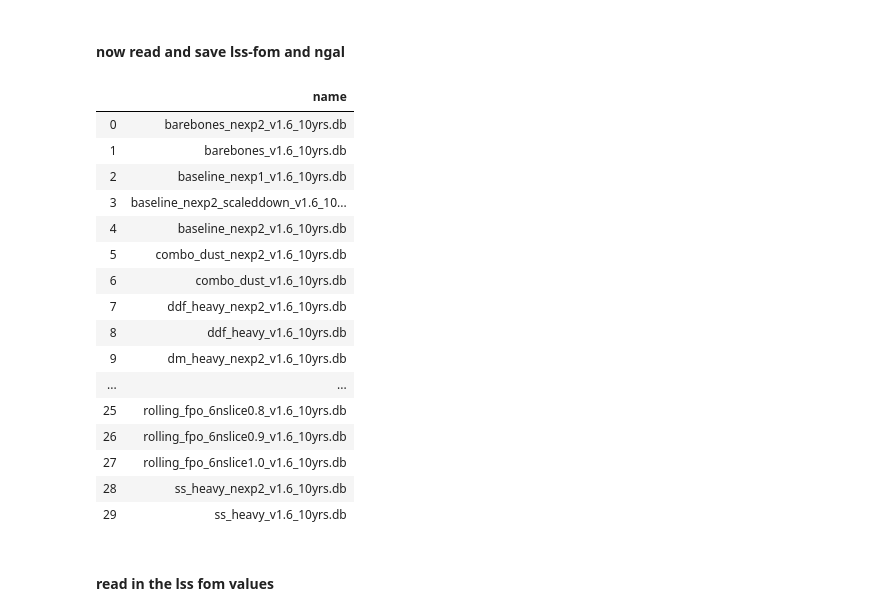
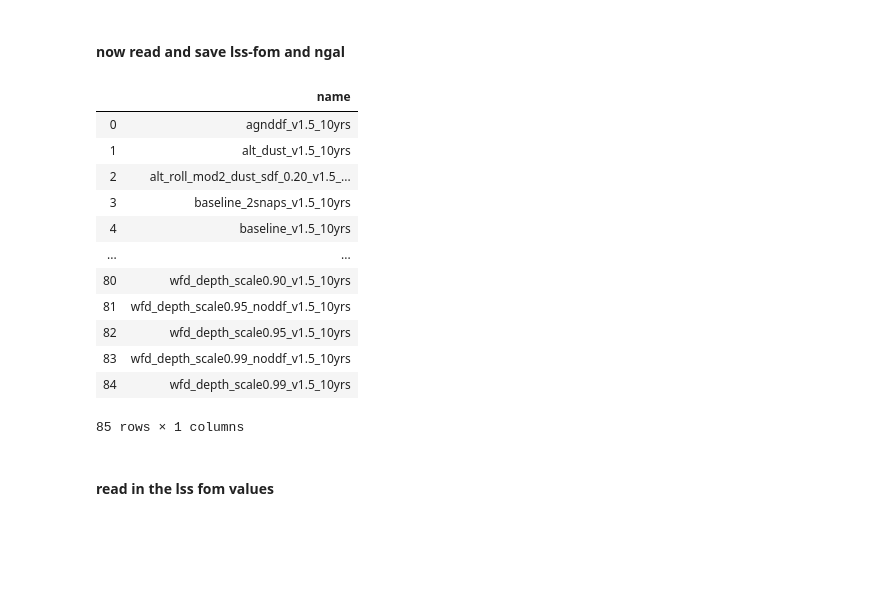
Before and after one commit to LSSTDESC/ObsStrat, a Jupyter notebook: postwp/paper_data.ipynb, the cells around one changed output. Saved outputs shown, nothing was run; the diff lists cells and outputs as text; code cells hidden in the pictures; blank space fills up the shorter version.

```diff
--- a/postwp/paper_data.ipynb
+++ b/postwp/paper_data.ipynb
@@ -91,7 +91,7 @@ df = pd.DataFrame(['mw_heavy_v1.6_10yrs.db',
  'barebones_nexp2_v1.6_10yrs.db'], columns=['name'])
 df.to_csv('%s/order_v1.6.csv' % outdir, index=False)
 # %%
-given_list = pd.read_csv('%s/given_order_v1.6.csv' % outdir, )
-given_list
+df_in_order = pd.read_csv('%s/given_order_v1.5.csv' % outdir, )
+df_in_order
 # %% [output]
 |  | name |
@@ -126,7 +122,7 @@ yr_key
 # %%
 # find the indices to get the order
 ind = []
-for db in given_list['name']:
+for db in df_in_order['name']:
     ind_temp = np.where( data[yr_key]['dbname'].values == db.split('.db')[0] )[0]
 
     if len(ind_temp) == 0:
@@ -161,4 +159,4 @@ dict_keys(['yr1_limi24.65', 'yr3_limi25.25', 'yr6_limi25.619999999999997', 'yr10
 for yr_lim_tag in data:
     for colname in data[yr_lim_tag]:
         if colname != 'dbname':
-             given_list[colname] = data[yr_lim_tag][colname].values[ind]
+             df_in_order[colname] = data[yr_lim_tag][colname].values[ind]
@@ -253,0 +227,3 @@ given_list
+# %%
+df_in_order = df_in_order[new_cols]
+df_in_order
@@ -259,29 +249,25 @@ given_list.to_csv('%s/%s' % (outdir, fname), index=False)
 #### now read and save lss-fom and ngal
 # %%
 # clean up the give_list dataframe
-for key in given_list.keys():
+for key in df_in_order.keys():
     if key.__contains__('Y'):
-        given_list = given_list.drop(key, axis=1)
+        df_in_order = df_in_order.drop(key, axis=1)
 
-given_list
+df_in_order
 # %% [output]
 |  | name |
-| 0 | barebones_nexp2_v1.6_10yrs.db |
-| 1 | barebones_v1.6_10yrs.db |
-| 2 | baseline_nexp1_v1.6_10yrs.db |
-| 3 | baseline_nexp2_scaleddown_v1.6_10... |
-| 4 | baseline_nexp2_v1.6_10yrs.db |
-| 5 | combo_dust_nexp2_v1.6_10yrs.db |
-| 6 | combo_dust_v1.6_10yrs.db |
-| 7 | ddf_heavy_nexp2_v1.6_10yrs.db |
-| 8 | ddf_heavy_v1.6_10yrs.db |
-| 9 | dm_heavy_nexp2_v1.6_10yrs.db |
+| 0 | agnddf_v1.5_10yrs |
+| 1 | alt_dust_v1.5_10yrs |
+| 2 | alt_roll_mod2_dust_sdf_0.20_v1.5_... |
+| 3 | baseline_2snaps_v1.5_10yrs |
+| 4 | baseline_v1.5_10yrs |
 | ... | ... |
-| 25 | rolling_fpo_6nslice0.8_v1.6_10yrs.db |
-| 26 | rolling_fpo_6nslice0.9_v1.6_10yrs.db |
-| 27 | rolling_fpo_6nslice1.0_v1.6_10yrs.db |
-| 28 | ss_heavy_nexp2_v1.6_10yrs.db |
-| 29 | ss_heavy_v1.6_10yrs.db |
+| 80 | wfd_depth_scale0.90_v1.5_10yrs |
+| 81 | wfd_depth_scale0.95_noddf_v1.5_10yrs |
+| 82 | wfd_depth_scale0.95_v1.5_10yrs |
+| 83 | wfd_depth_scale0.99_noddf_v1.5_10yrs |
+| 84 | wfd_depth_scale0.99_v1.5_10yrs |
+85 rows × 1 columns
 # %% [markdown]
 #### read in the lss fom values
 # %%
```
Also changed, not shown: parts of 25 cells of this notebook.
